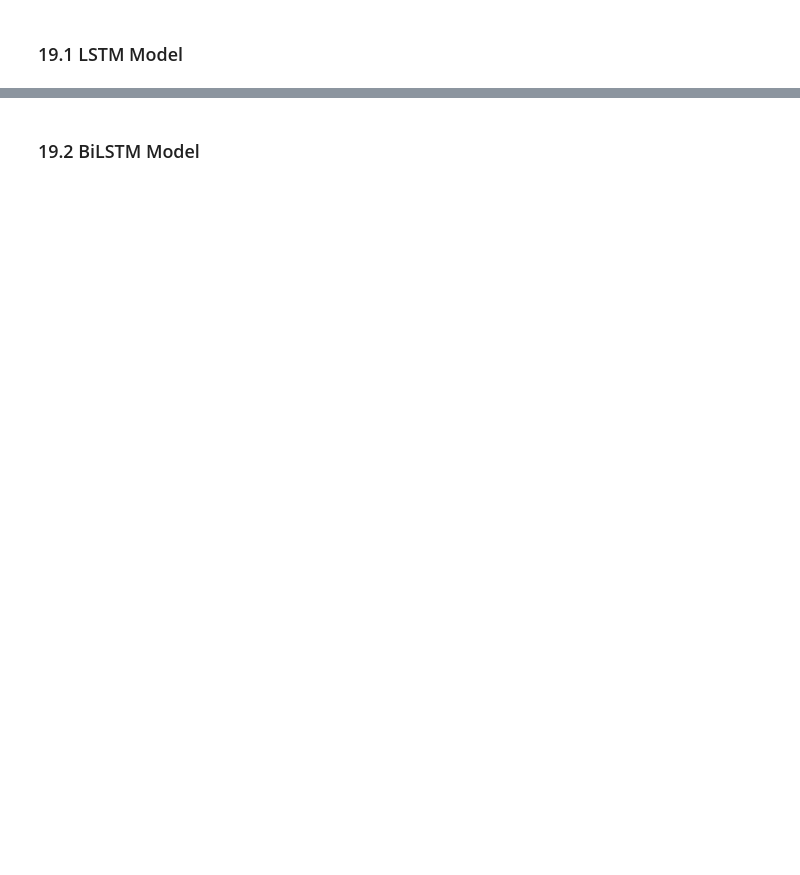
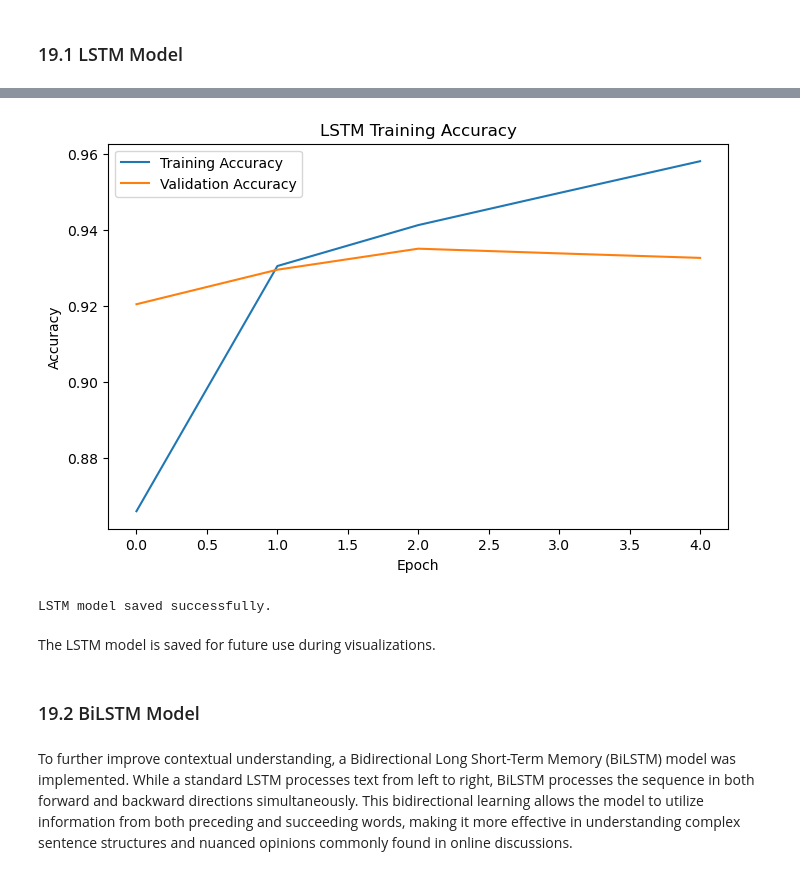
Before and after one commit to oshasho/SocialMediaComputing, a Jupyter notebook: SMCProject.ipynb, the cells around one changed output, grey strips where cells are left out. Saved outputs shown, nothing was run; the diff lists cells and outputs as text; code cells hidden in the pictures; blank space fills up the shorter version.

```diff
--- a/SMCProject.ipynb
+++ b/SMCProject.ipynb
@@ -762,5 +871,37 @@ Epoch 5/5
+# %%
+# LSTM Training Curve
+plt.figure(figsize=(8,5))
+
+plt.plot(
+    history_lstm.history['accuracy'],
+    label='Training Accuracy'
+)
+
+plt.plot(
+    history_lstm.history['val_accuracy'],
+    label='Validation Accuracy'
+)
+
+plt.title("LSTM Training Accuracy")
+plt.xlabel("Epoch")
+plt.ylabel("Accuracy")
+
+plt.legend()
+
+plt.show()
+# %% [output]
+[figure, added]
+# %%
+lstm_model.save('lstm_model.keras')
+print("LSTM model saved successfully.")
+# %% [output]
+LSTM model saved successfully.
+# %% [markdown]
+The LSTM model is saved for future use during visualizations.
 # %% [markdown]
 ### 19.2 BiLSTM Model
+# %% [markdown]
+To further improve contextual understanding, a Bidirectional Long Short-Term Memory (BiLSTM) model was implemented. While a standard LSTM processes text from left to right, BiLSTM processes the sequence in both forward and backward directions simultaneously. This bidirectional learning allows the model to utilize information from both preceding and succeeding words, making it more effective in understanding complex sentence structures and nuanced opinions commonly found in online discussions.
 # %%
 from tensorflow.keras.layers import Bidirectional
 
```
Also changed, not shown: parts of 47 cells of this notebook, 4 other files.
